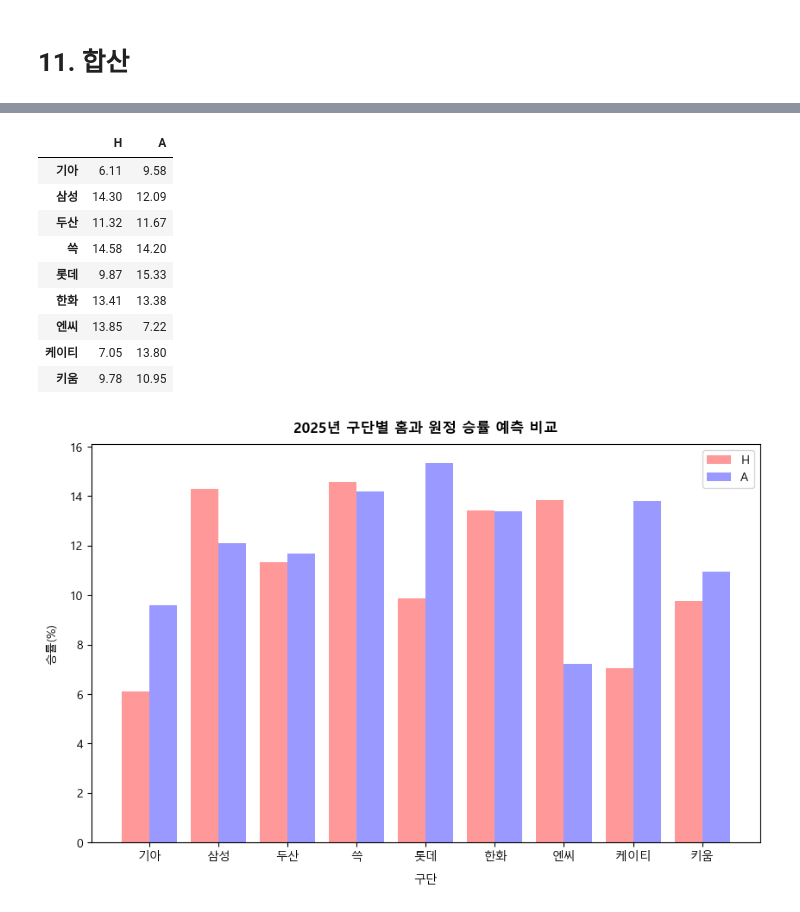
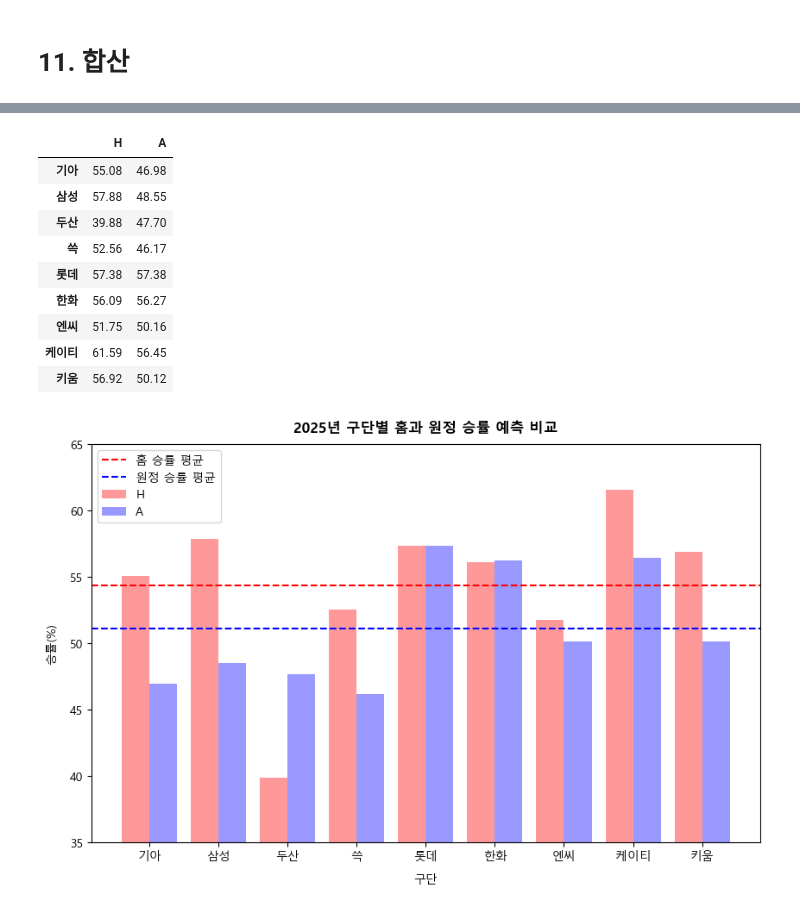
Before and after one commit to IAMKIMEUNSEO/predict2025_kbo_lgtwins_winning_rate, a Jupyter notebook: lgtwins.ipynb, the cells around one changed output, grey strips where cells are left out. Cells and saved outputs as stored; diff of their text form; code cells hidden in the pictures.

```diff
--- a/lgtwins.ipynb
+++ b/lgtwins.ipynb
@@ -1156,5 +1046,5 @@ ValueError: No objects to concatenate
 # %%
 df_samsung.reset_index(inplace=True)
 
-df_samsungH = df_samsung.iloc[] #홈
-df_samsungA = df_samsung.iloc[] #원정
+df_samsungH = df_samsung.iloc[:10, 1:] #홈
+df_samsungA = df_samsung.iloc[10:, 1:] #원정
@@ -2789,46 +2208,54 @@ df
 # %%
 data = {
-    '기아': [round(predicted_kiaH, 2), round(predicted_kiaA, 2)],
-    '삼성': [round(predicted_samsungH, 2), round(predicted_samsungA, 2)],
-    '두산': [round(predicted_doosanH, 2), round(predicted_doosanA, 2)],
-    '쓱': [round(predicted_ssgH, 2), round(predicted_ssgA, 2)],
-    '롯데': [round(predicted_lotteH, 2), round(predicted_lotteA, 2)],
-    '한화': [round(predicted_hanwaH, 2), round(predicted_hanwaA, 2)],
-    '엔씨': [round(predicted_ncH, 2), round(predicted_ncA, 2)],
-    '케이티': [round(predicted_ktH, 2), round(predicted_ktA, 2)],
-    '키움': [round(predicted_kiwoomH, 2), round(predicted_kiwoomA, 2)]
+    '기아': [predicted_kiaH, predicted_kiaA],
+    '삼성': [predicted_samsungH, predicted_samsungA],
+    '두산': [predicted_doosanH, predicted_doosanA],
+    '쓱': [predicted_ssgH, predicted_ssgA],
+    '롯데': [predicted_lotteH, predicted_lotteH],
+    '한화': [predicted_hanwaH, predicted_hanwaA],
+    '엔씨': [predicted_ncH, predicted_ncA],
+    '케이티': [predicted_ktH, predicted_ktA],
+    '키움': [predicted_kiwoomH, predicted_kiwoomA]
 }
-col = ['기아', '삼성', '두산', '쓱', '롯데', '한화', '엔씨', '케이티', '키움']
+columns = ['기아', '삼성', '두산', '쓱', '롯데', '한화', '엔씨', '케이티' ,'키움']
 index = ['H', 'A']
 
-df = pd.DataFrame(data, columns=col, index=index).T
-df
+df_team_HW_winning_rate = pd.DataFrame(data, columns=columns, index=index).T
+df_team_HW_winning_rate
 # %% [output]
 |  | H | A |
-| 기아 | 6.11 | 9.58 |
-| 삼성 | 14.30 | 12.09 |
-| 두산 | 11.32 | 11.67 |
-| 쓱 | 14.58 | 14.20 |
-| 롯데 | 9.87 | 15.33 |
-| 한화 | 13.41 | 13.38 |
-| 엔씨 | 13.85 | 7.22 |
-| 케이티 | 7.05 | 13.80 |
-| 키움 | 9.78 | 10.95 |
+| 기아 | 55.08 | 46.98 |
+| 삼성 | 57.88 | 48.55 |
+| 두산 | 39.88 | 47.70 |
+| 쓱 | 52.56 | 46.17 |
+| 롯데 | 57.38 | 57.38 |
+| 한화 | 56.09 | 56.27 |
+| 엔씨 | 51.75 | 50.16 |
+| 케이티 | 61.59 | 56.45 |
+| 키움 | 56.92 | 50.12 |
 # %%
-x = np.arange(len(df.index))
+x = np.arange(len(df_team_HW_winning_rate.index))
 
 plt.figure(figsize=(10, 6))
 
 w = 0.4
-plt.bar(x-w/2, df['H'], width=w, label='H', color='r', alpha=0.4)
-plt.bar(x+w/2, df['A'], width=w, label='A', color='b', alpha=0.4)
+plt.bar(x-w/2, df_team_HW_winning_rate['H'], width=w, label='H', color='r', alpha=0.4)
+plt.bar(x+w/2, df_team_HW_winning_rate['A'], width=w, label='A', color='b', alpha=0.4)
 
-plt.xticks(ticks=x, labels=df.index)
+plt.xticks(ticks=x, labels=df_team_HW_winning_rate.index)
 plt.title("2025년 구단별 홈과 원정 승률 예측 비교", pad=10, weight='bold')
 plt.xlabel("구단", labelpad=10)
 plt.ylabel("승률(%)", labelpad=10)
+plt.ylim(35, 65)
+plt.yticks(np.arange(35, 70, 5))
+
+#H, W 평균 직선 추가
+meanH = df_team_HW_winning_rate.mean().values[0].round(2)    #H 평균
+meanA = df_team_HW_winning_rate.mean().values[1].round(2)    #A 평균
+plt.axhline(y=meanH, color='r', linestyle='--', linewidth=1.5, label='홈 승률 평균')
+plt.axhline(y=meanA, color='b', linestyle='--', linewidth=1.5, label='원정 승률 평균')
 
 plt.legend()
 plt.show()
 # %% [output]
-[figure, old version]
+[figure, new version]
```
Also changed, not shown: parts of 105 cells of this notebook.
